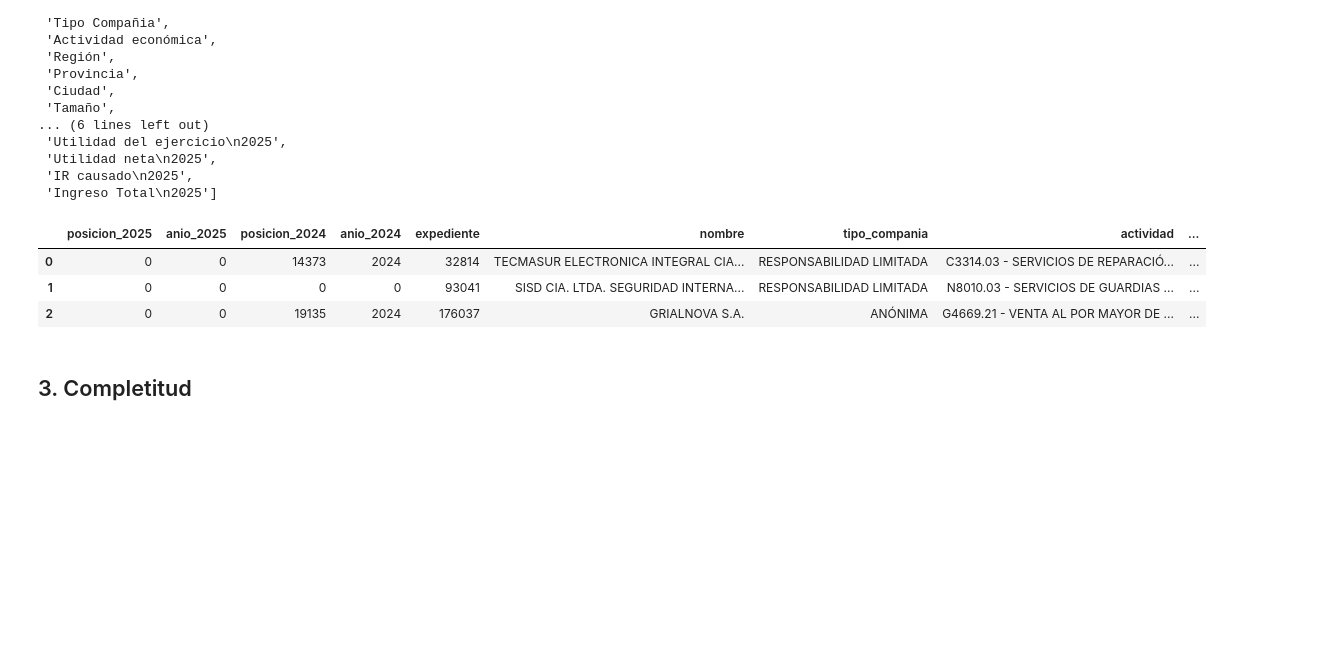
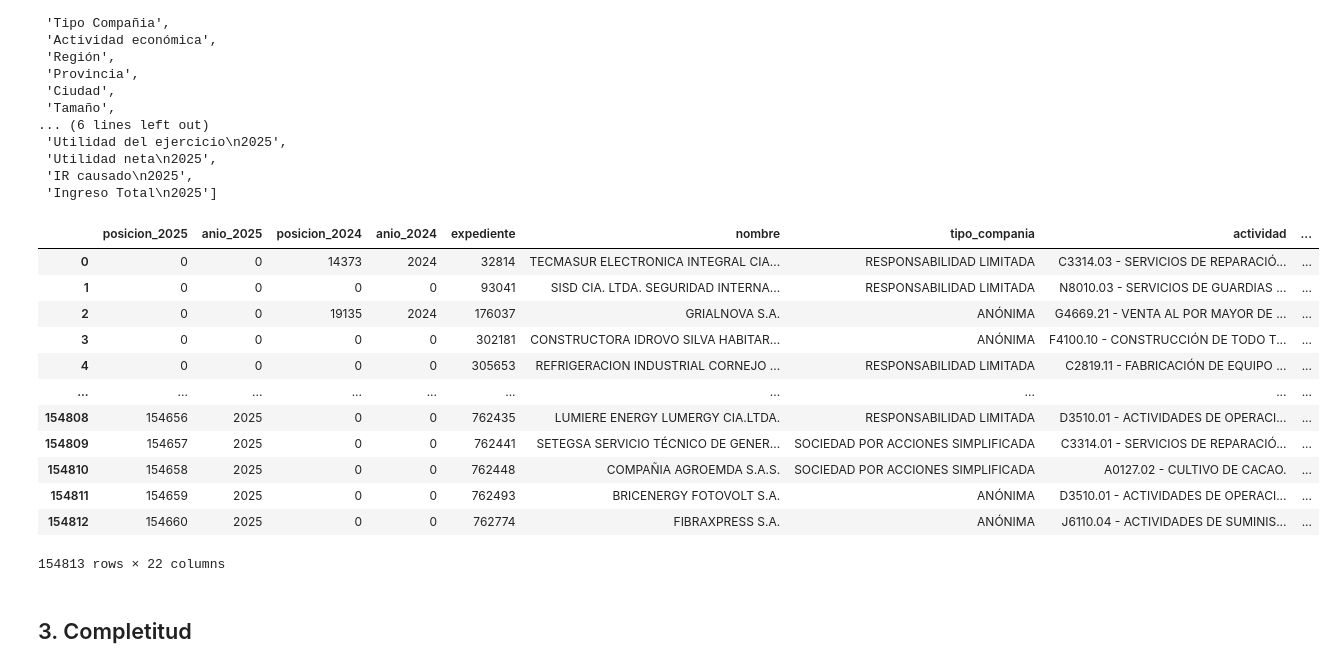
Before and after one commit to alda244/observatorio-epn, a Jupyter notebook: etl/notebooks/01_exploracion_ranking.ipynb, the cells around one changed output. Cells and saved outputs as stored; diff of their text form; code cells hidden in the pictures; blank space fills up the shorter version.

```diff
--- a/etl/notebooks/01_exploracion_ranking.ipynb
+++ b/etl/notebooks/01_exploracion_ranking.ipynb
@@ -86,20 +86,30 @@ Fecha de corte - Thu Oct 22 00:01:13 ECT 2026
 # %%
 NOMBRES = [
     "posicion_2025", "anio_2025", "posicion_2024", "anio_2024", "expediente", "nombre",
     "tipo_compania", "actividad", "region", "provincia", "ciudad", "tamano_scvs", "sector_scvs",
     "empleados", "activo", "patrimonio", "ventas", "utilidad_antes_impuesto",
     "utilidad_ejercicio", "utilidad_neta", "ir_causado", "ingreso_total",
 ]
 d = crudo.copy()
 d.columns = NOMBRES
 for c in ["nombre", "tipo_compania", "actividad", "region", "provincia", "ciudad", "sector_scvs"]:
     d[c] = d[c].str.strip()
-d.head(3)
+
+d
 # %% [output]
 |  | posicion_2025 | anio_2025 | posicion_2024 | anio_2024 | expediente | nombre | tipo_compania | actividad | ... |
 | 0 | 0 | 0 | 14373 | 2024 | 32814 | TECMASUR ELECTRONICA INTEGRAL CIA... | RESPONSABILIDAD LIMITADA | C3314.03 - SERVICIOS DE REPARACIÓ... | ... |
 | 1 | 0 | 0 | 0 | 0 | 93041 | SISD CIA. LTDA. SEGURIDAD INTERNA... | RESPONSABILIDAD LIMITADA | N8010.03 - SERVICIOS DE GUARDIAS ... | ... |
 | 2 | 0 | 0 | 19135 | 2024 | 176037 | GRIALNOVA S.A. | ANÓNIMA | G4669.21 - VENTA AL POR MAYOR DE ... | ... |
+| 3 | 0 | 0 | 0 | 0 | 302181 | CONSTRUCTORA IDROVO SILVA HABITAR... | ANÓNIMA | F4100.10 - CONSTRUCCIÓN DE TODO T... | ... |
+| 4 | 0 | 0 | 0 | 0 | 305653 | REFRIGERACION INDUSTRIAL CORNEJO ... | RESPONSABILIDAD LIMITADA | C2819.11 - FABRICACIÓN DE EQUIPO ... | ... |
+| ... | ... | ... | ... | ... | ... | ... | ... | ... | ... |
+| 154808 | 154656 | 2025 | 0 | 0 | 762435 | LUMIERE ENERGY LUMERGY CIA.LTDA. | RESPONSABILIDAD LIMITADA | D3510.01 - ACTIVIDADES DE OPERACI... | ... |
+| 154809 | 154657 | 2025 | 0 | 0 | 762441 | SETEGSA SERVICIO TÉCNICO DE GENER... | SOCIEDAD POR ACCIONES SIMPLIFICADA | C3314.01 - SERVICIOS DE REPARACIÓ... | ... |
+| 154810 | 154658 | 2025 | 0 | 0 | 762448 | COMPAÑIA AGROEMDA S.A.S. | SOCIEDAD POR ACCIONES SIMPLIFICADA | A0127.02 - CULTIVO DE CACAO. | ... |
+| 154811 | 154659 | 2025 | 0 | 0 | 762493 | BRICENERGY FOTOVOLT S.A. | ANÓNIMA | D3510.01 - ACTIVIDADES DE OPERACI... | ... |
+| 154812 | 154660 | 2025 | 0 | 0 | 762774 | FIBRAXPRESS S.A. | ANÓNIMA | J6110.04 - ACTIVIDADES DE SUMINIS... | ... |
+154813 rows × 22 columns
 # %% [markdown]
 ## 3. Completitud
 # %%
```
Also changed, not shown: parts of 1 cell of this notebook, 13 other files.
